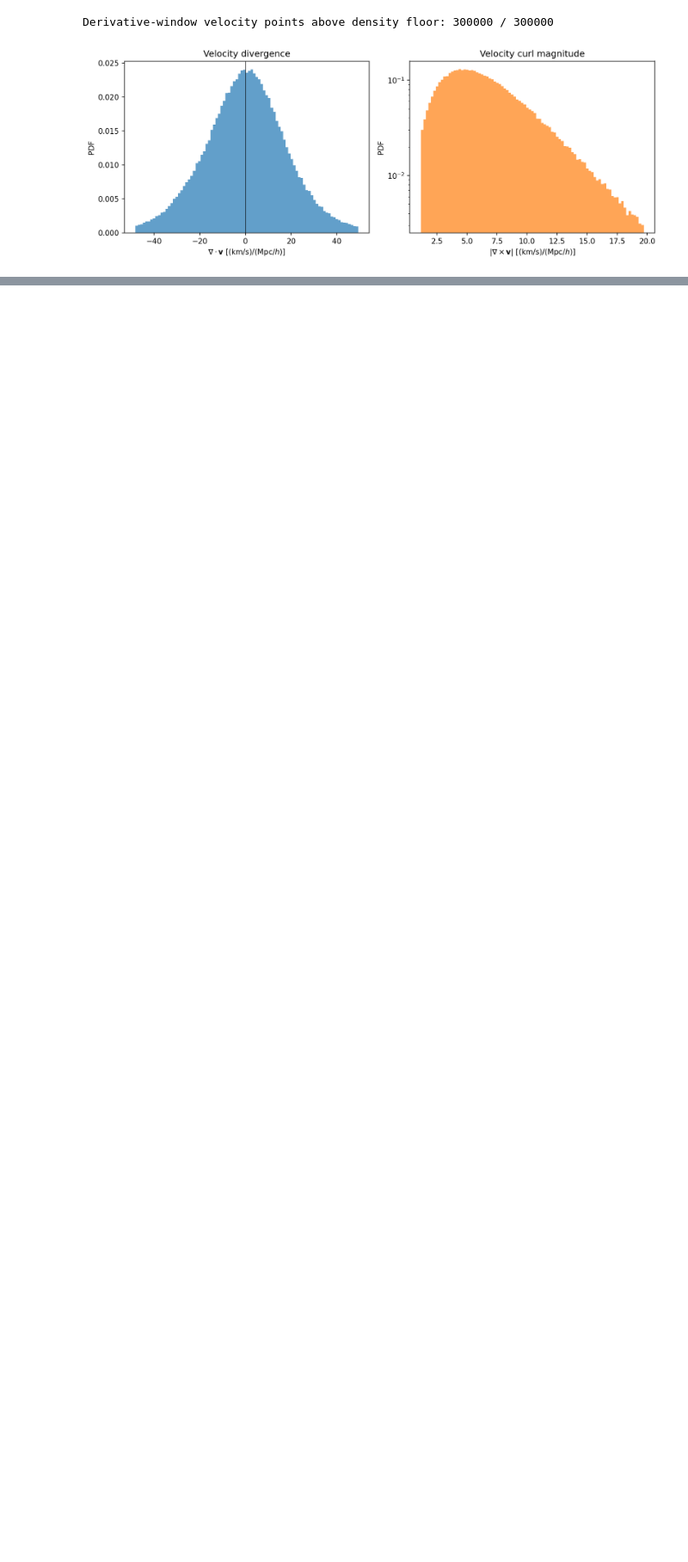
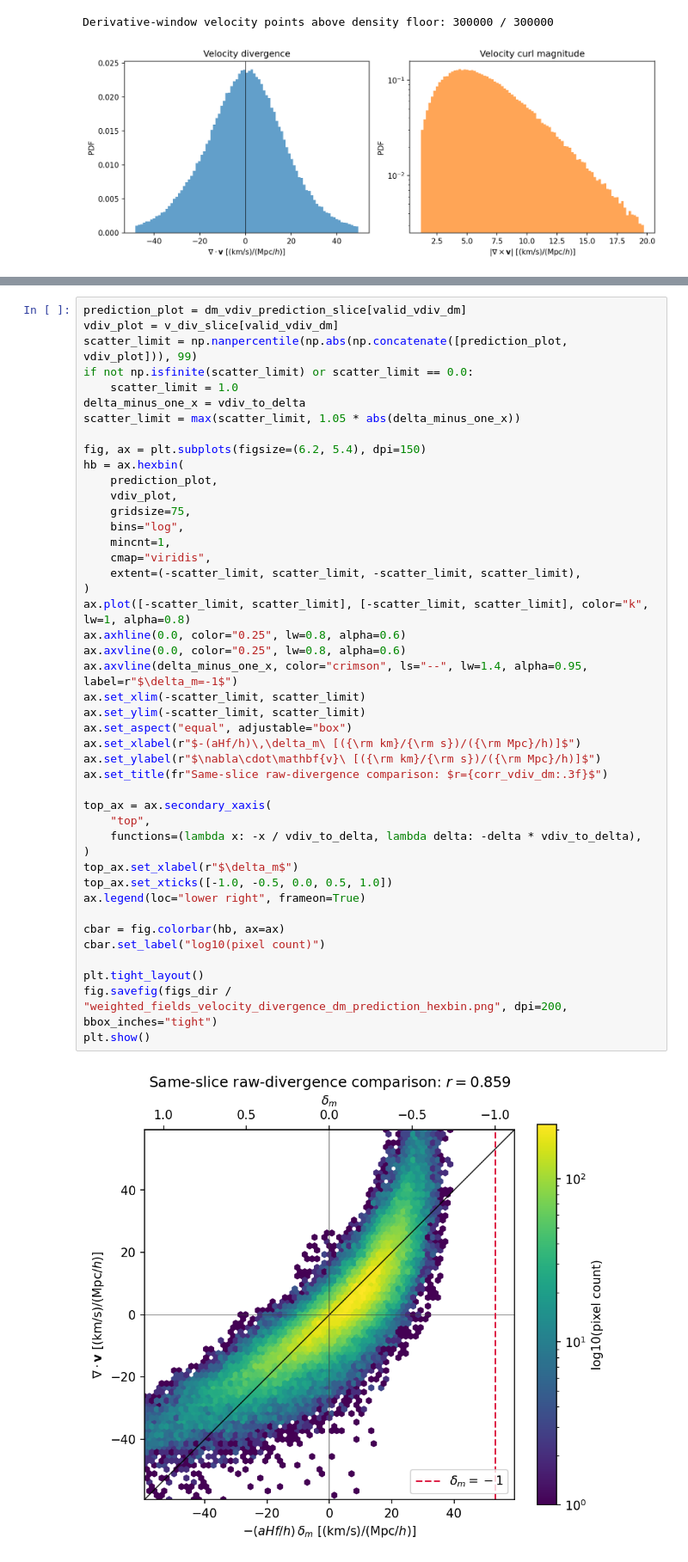
Before and after one commit to SYSUSPA-Projects/PyHermes, a Jupyter notebook: examples/notebooks/weighted_fields.ipynb, the cells around one changed output, grey strips where cells are left out. Shown at 86% size. Cells and saved outputs as stored; diff of their text form; blank space fills up the shorter version.

```diff
--- a/examples/notebooks/weighted_fields.ipynb
+++ b/examples/notebooks/weighted_fields.ipynb
@@ -361,3 +403,49 @@ plt.show()
+# %%
+prediction_plot = dm_vdiv_prediction_slice[valid_vdiv_dm]
+vdiv_plot = v_div_slice[valid_vdiv_dm]
+scatter_limit = np.nanpercentile(np.abs(np.concatenate([prediction_plot, vdiv_plot])), 99)
+if not np.isfinite(scatter_limit) or scatter_limit == 0.0:
+    scatter_limit = 1.0
+delta_minus_one_x = vdiv_to_delta
+scatter_limit = max(scatter_limit, 1.05 * abs(delta_minus_one_x))
+
+fig, ax = plt.subplots(figsize=(6.2, 5.4), dpi=150)
+hb = ax.hexbin(
+    prediction_plot,
+    vdiv_plot,
+    gridsize=75,
+    bins="log",
+    mincnt=1,
+    cmap="viridis",
+    extent=(-scatter_limit, scatter_limit, -scatter_limit, scatter_limit),
+)
+ax.plot([-scatter_limit, scatter_limit], [-scatter_limit, scatter_limit], color="k", lw=1, alpha=0.8)
+ax.axhline(0.0, color="0.25", lw=0.8, alpha=0.6)
+ax.axvline(0.0, color="0.25", lw=0.8, alpha=0.6)
+ax.axvline(delta_minus_one_x, color="crimson", ls="--", lw=1.4, alpha=0.95, label=r"$\delta_m=-1$")
+ax.set_xlim(-scatter_limit, scatter_limit)
+ax.set_ylim(-scatter_limit, scatter_limit)
+ax.set_aspect("equal", adjustable="box")
+ax.set_xlabel(r"$-(aHf/h)\,\delta_m\ [({\rm km}/{\rm s})/({\rm Mpc}/h)]$")
+ax.set_ylabel(r"$\nabla\cdot\mathbf{v}\ [({\rm km}/{\rm s})/({\rm Mpc}/h)]$")
+ax.set_title(fr"Same-slice raw-divergence comparison: $r={corr_vdiv_dm:.3f}$")
+
+top_ax = ax.secondary_xaxis(
+    "top",
+    functions=(lambda x: -x / vdiv_to_delta, lambda delta: -delta * vdiv_to_delta),
+)
+top_ax.set_xlabel(r"$\delta_m$")
+top_ax.set_xticks([-1.0, -0.5, 0.0, 0.5, 1.0])
+ax.legend(loc="lower right", frameon=True)
+
+cbar = fig.colorbar(hb, ax=ax)
+cbar.set_label("log10(pixel count)")
+
+plt.tight_layout()
+fig.savefig(figs_dir / "weighted_fields_velocity_divergence_dm_prediction_hexbin.png", dpi=200, bbox_inches="tight")
+plt.show()
+# %% [output]
+[figure, added]
 # %% [markdown]
 ## 3. Momentum-Density Derivatives From Derivative Windows
 
```
Also changed, not shown: parts of 6 cells of this notebook, 1 other file.
